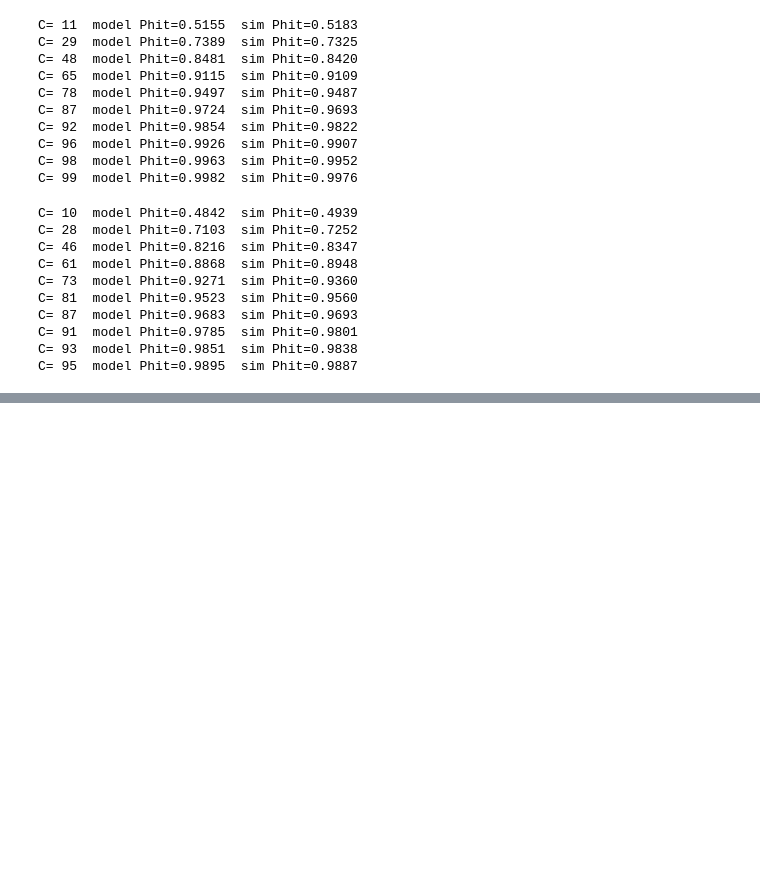
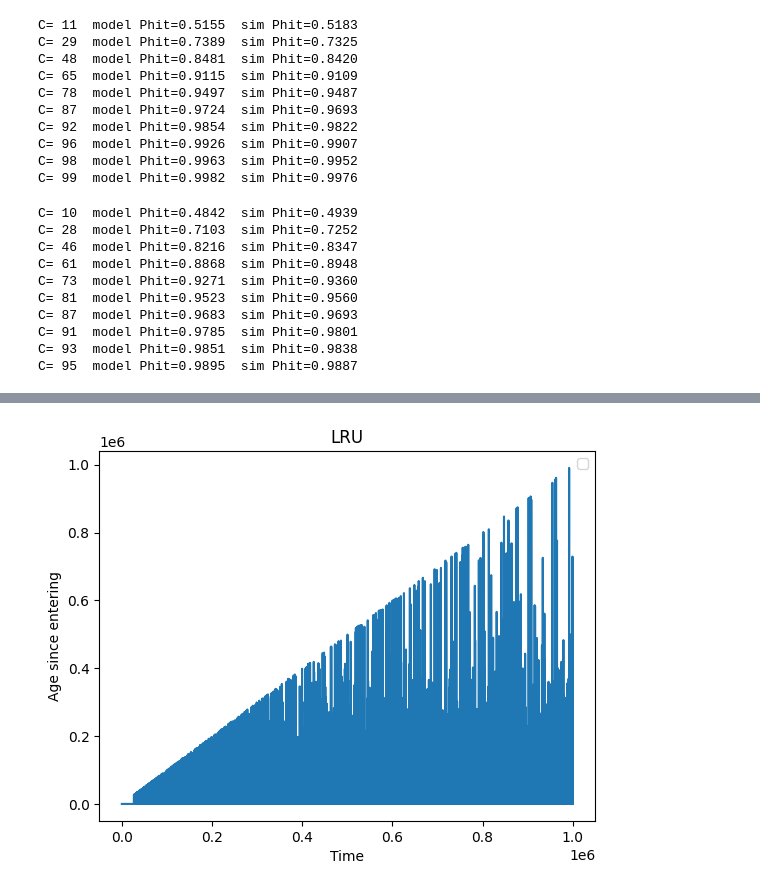
Before and after one commit to Effygal/cache-modeling, a Jupyter notebook: clock-analysis.ipynb, the cells around one changed output, grey strips where cells are left out. Saved outputs shown, nothing was run; the diff lists cells and outputs as text; code cells hidden in the pictures; blank space fills up the shorter version.

```diff
--- a/clock-analysis.ipynb
+++ b/clock-analysis.ipynb
@@ -88,0 +122,13 @@ C= 95  model Phit=0.9895  sim Phit=0.9887
+# %%
+from trace_gen.lru_wrapper import lru as LRU;
+l = LRU(4000)
+age1, age2, _= l.run_age(trace)
+
+plt.plot(age2)
+plt.xlabel('Time')
+plt.ylabel('Age since entering')
+plt.title('LRU')
+plt.legend()
+plt.show()
+# %% [output]
+[figure, added]
```
Also changed, not shown: parts of 7 cells of this notebook, 1 other file.
